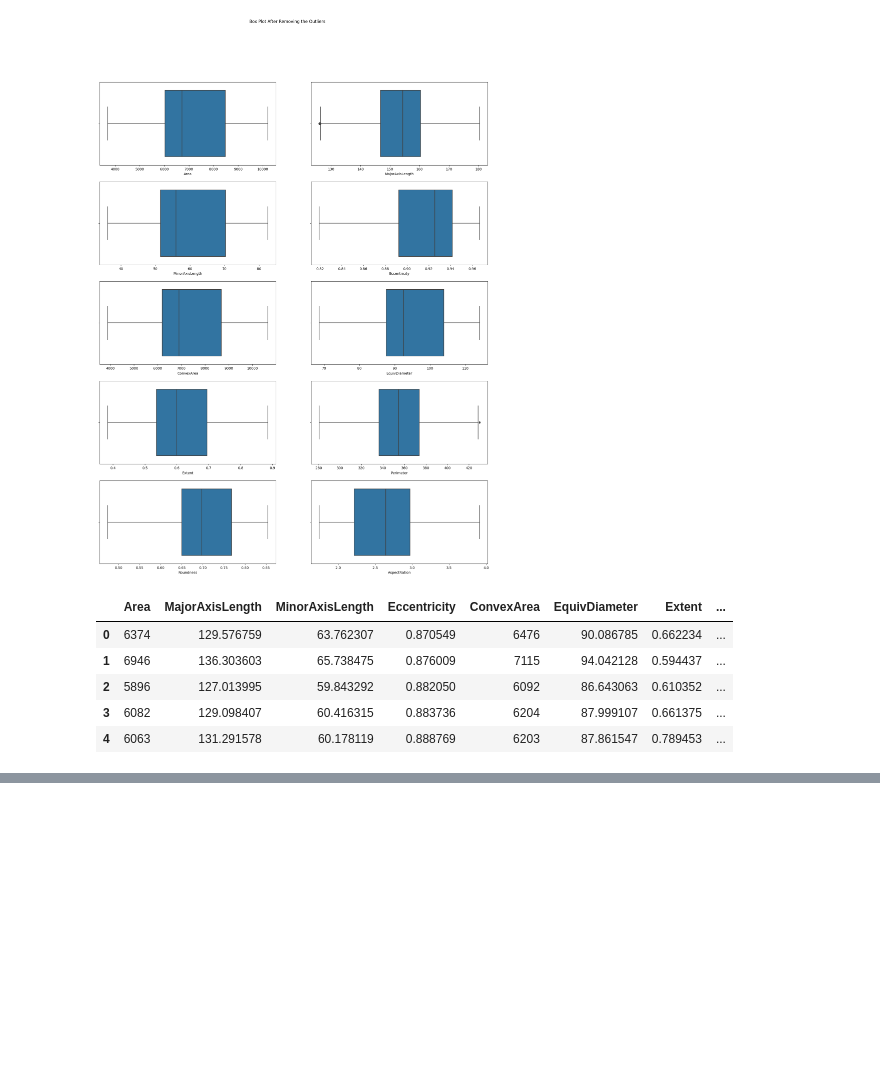
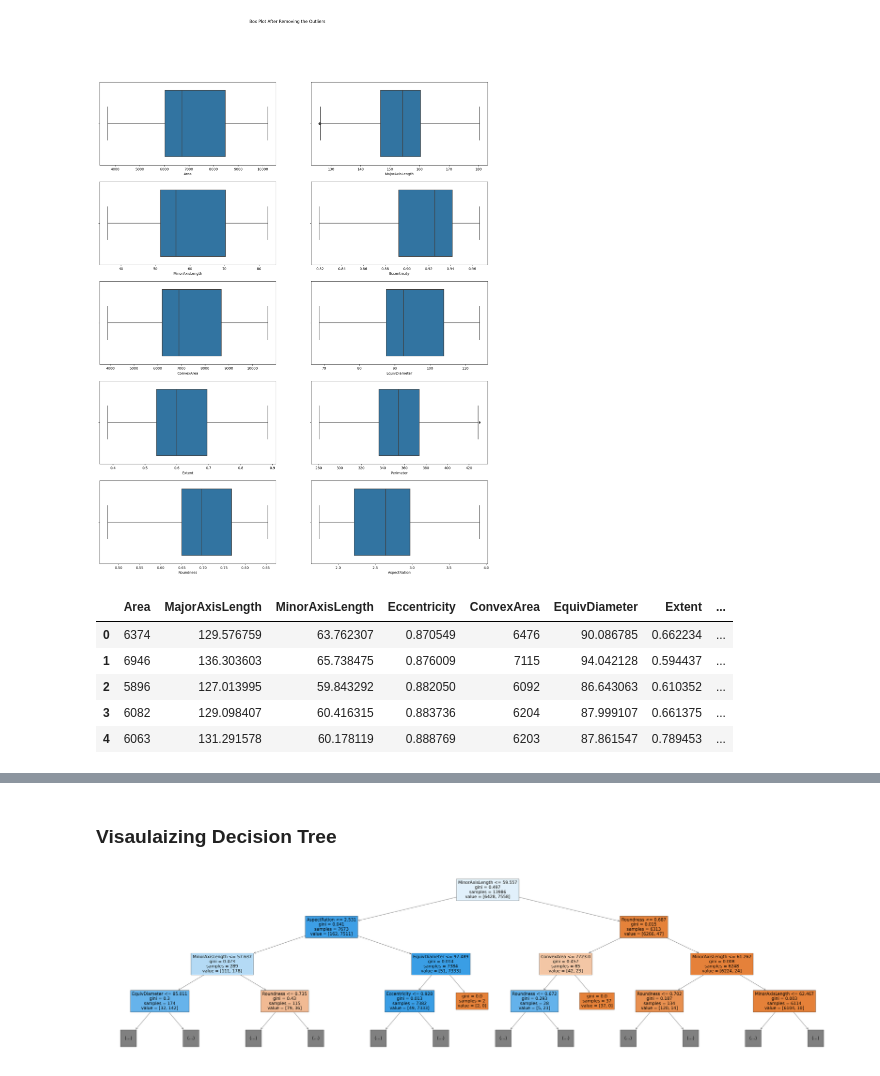
Before and after one commit to mubarakmayyeri/rice-type-classificatoin, a Jupyter notebook: rice_type_classification.ipynb, the cells around one changed output, grey strips where cells are left out. Saved outputs shown, nothing was run; the diff lists cells and outputs as text; code cells hidden in the pictures; blank space fills up the shorter version.

Commit message:
model training and evaluation

```diff
--- a/rice_type_classification.ipynb
+++ b/rice_type_classification.ipynb
@@ -183,0 +186,6 @@ X_train, X_test, y_train, y_test = train_test_split(X, y, test_size=0.2, random_
+# %%
+from sklearn.tree import DecisionTreeClassifier
+
+dt = DecisionTreeClassifier(random_state=1)
+
+dt.fit(X_train, y_train)
@@ -183,0 +228,9 @@ X_train, X_test, y_train, y_test = train_test_split(X, y, test_size=0.2, random_
+# %% [markdown]
+### Visaulaizing Decision Tree
+# %%
+from sklearn.tree import plot_tree, export_text
+plt.figure(figsize =(80,20))
+
+plot_tree(dt, feature_names=X_train.columns, max_depth=3, filled=True);
+# %% [output]
+[figure, added]
```
Also changed, not shown: parts of 5 cells of this notebook.
